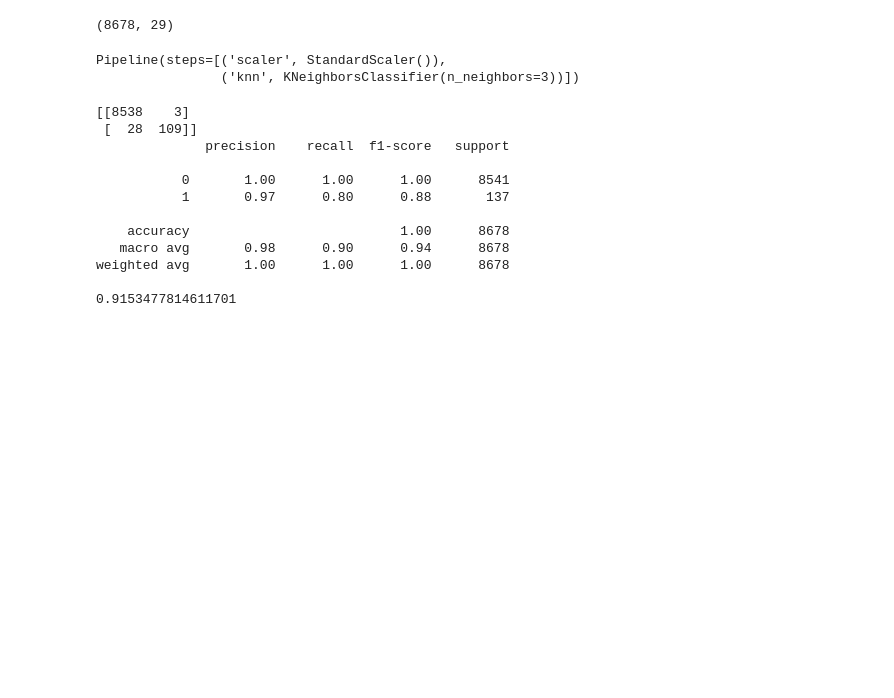
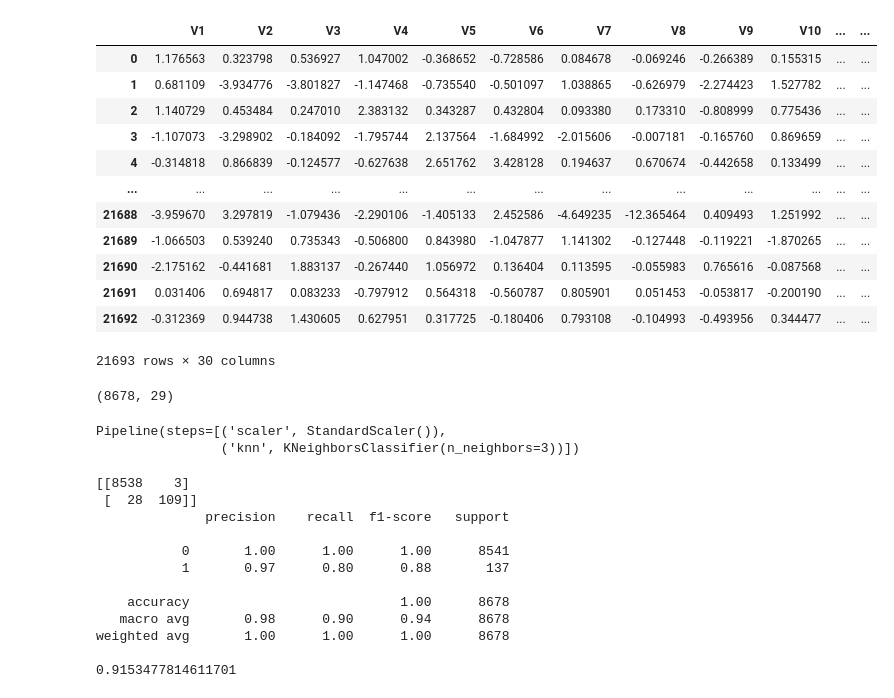
Before and after one commit to ZinCun/SML_Teaching, a Jupyter notebook: Classification/Lab1_KNN_Classifier.ipynb, the cells around one changed output. Cells and saved outputs as stored; diff of their text form; code cells hidden in the pictures; blank space fills up the shorter version.

```diff
--- a/Classification/Lab1_KNN_Classifier.ipynb
+++ b/Classification/Lab1_KNN_Classifier.ipynb
@@ -10,6 +10,22 @@ df=pd.read_csv(url, index_col = 0)
 y = df['Class'].values #target
 df = df.iloc[:,1:]
 X = df.drop(columns = 'Class').values #remaining columns
+# %%
+df
+# %% [output]
+|  | V1 | V2 | V3 | V4 | V5 | V6 | V7 | V8 | V9 | V10 | ... | ... |
+| 0 | 1.176563 | 0.323798 | 0.536927 | 1.047002 | -0.368652 | -0.728586 | 0.084678 | -0.069246 | -0.266389 | 0.155315 | ... | ... |
+| 1 | 0.681109 | -3.934776 | -3.801827 | -1.147468 | -0.735540 | -0.501097 | 1.038865 | -0.626979 | -2.274423 | 1.527782 | ... | ... |
+| 2 | 1.140729 | 0.453484 | 0.247010 | 2.383132 | 0.343287 | 0.432804 | 0.093380 | 0.173310 | -0.808999 | 0.775436 | ... | ... |
+| 3 | -1.107073 | -3.298902 | -0.184092 | -1.795744 | 2.137564 | -1.684992 | -2.015606 | -0.007181 | -0.165760 | 0.869659 | ... | ... |
+| 4 | -0.314818 | 0.866839 | -0.124577 | -0.627638 | 2.651762 | 3.428128 | 0.194637 | 0.670674 | -0.442658 | 0.133499 | ... | ... |
+| ... | ... | ... | ... | ... | ... | ... | ... | ... | ... | ... | ... | ... |
+| 21688 | -3.959670 | 3.297819 | -1.079436 | -2.290106 | -1.405133 | 2.452586 | -4.649235 | -12.365464 | 0.409493 | 1.251992 | ... | ... |
+| 21689 | -1.066503 | 0.539240 | 0.735343 | -0.506800 | 0.843980 | -1.047877 | 1.141302 | -0.127448 | -0.119221 | -1.870265 | ... | ... |
+| 21690 | -2.175162 | -0.441681 | 1.883137 | -0.267440 | 1.056972 | 0.136404 | 0.113595 | -0.055983 | 0.765616 | -0.087568 | ... | ... |
+| 21691 | 0.031406 | 0.694817 | 0.083233 | -0.797912 | 0.564318 | -0.560787 | 0.805901 | 0.051453 | -0.053817 | -0.200190 | ... | ... |
+| 21692 | -0.312369 | 0.944738 | 1.430605 | 0.627951 | 0.317725 | -0.180406 | 0.793108 | -0.104993 | -0.493956 | 0.344477 | ... | ... |
+21693 rows × 30 columns
 # %%
 # perform train - test split. (40% as testing and 60% as training)
 from sklearn.model_selection import train_test_split
```
Also changed, not shown: parts of 1 cell of this notebook.
